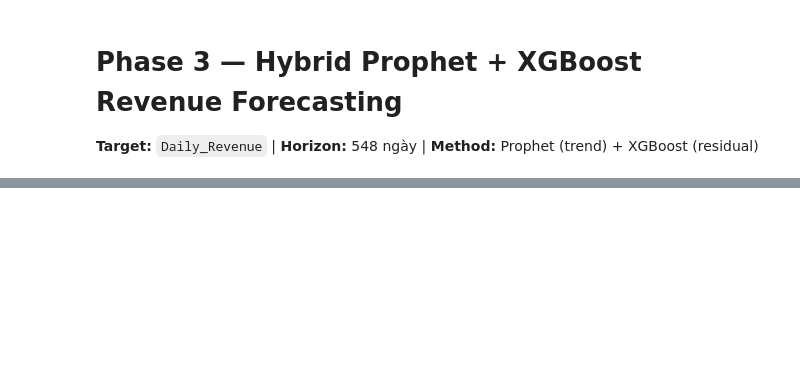
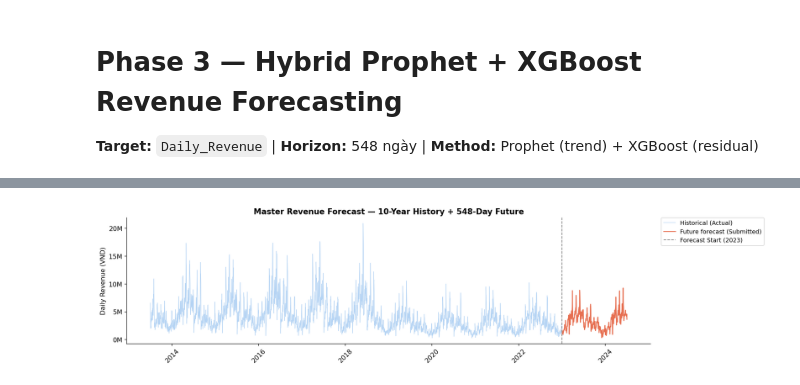
Before and after one commit to kori0494/datathon_work, a Jupyter notebook: notebook/Phase_3_Forecasting.ipynb, the cells around one changed output, grey strips where cells are left out. Cells and saved outputs as stored; diff of their text form; code cells hidden in the pictures; blank space fills up the shorter version.

```diff
--- a/notebook/Phase_3_Forecasting.ipynb
+++ b/notebook/Phase_3_Forecasting.ipynb
@@ -576,0 +565,84 @@ All done! Outputs: submission.csv | hybrid_eval.pdf | shap_summary.pdf | full_fo
+# %%
+# ══════════════════════════════════════════════════════════════════
+# 8. SUBMISSION EXPORT & C-SUITE VISUALIZATION (OPTIMIZED)
+# ══════════════════════════════════════════════════════════════════
+import os
+import matplotlib.pyplot as plt
+
+os.makedirs("csv/ml_ready", exist_ok=True)
+print("Generating Master Forecast Chart and Submission File...")
+
+# ── 1. Tính toán Tỷ lệ COGS (Giá vốn) theo từng tháng ───────────────────────
+MONTHLY_COGS_RATIO = {
+    1: 0.8095, 2: 0.8111, 3: 0.8453, 4: 0.8539,
+    5: 0.8008, 6: 0.8359, 7: 0.9099, 8: 1.0564,
+    9: 0.8914, 10: 0.8042, 11: 0.8689, 12: 0.9754
+}
+
+# Khai báo cứng đường dẫn để tránh lỗi mất biến trong Memory
+SALES_PATH = "csv/ml_ready/sales.csv"
+if os.path.exists(SALES_PATH):
+    sales_gt = pd.read_csv(SALES_PATH, parse_dates=["Date"])
+    sales_gt["month"] = sales_gt["Date"].dt.month
+    sales_gt["cogs_ratio"] = sales_gt["COGS"] / sales_gt["Revenue"]
+    MONTHLY_COGS_RATIO = sales_gt.groupby("month")["cogs_ratio"].median().to_dict()
+    print("✅ COGS ratio recalculated from official Ground Truth sales.csv")
+
+# ── 2. Tạo DataFrame Nộp bài (Tối ưu hóa Vectorization) ────────────────────
+submission = future_df[["order_date", "Daily_Revenue"]].copy()
+submission.rename(columns={"order_date": "Date", "Daily_Revenue": "Revenue"}, inplace=True)
+submission["Date"] = pd.to_datetime(submission["Date"])
+
+# 🔥 TỐI ƯU TỐC ĐỘ: Dùng Vectorization thay vì vòng lặp .apply() chậm chạp
+cogs_multipliers = submission["Date"].dt.month.map(MONTHLY_COGS_RATIO).fillna(0.875)
+
+# 🔥 BẢO HIỂM LỖI: .clip(lower=0) chặn tuyệt đối các sai số làm âm doanh thu
+submission["Revenue"] = submission["Revenue"].clip(lower=0).round(2)
+submission["COGS"]    = (submission["Revenue"] * cogs_multipliers).clip(lower=0).round(2)
+
+submission["Date"] = submission["Date"].dt.strftime("%Y-%m-%d")
+submission = submission[["Date", "Revenue", "COGS"]]
+
+submission.to_csv("submission.csv", index=False)
+
+# ── 3. Sanity Checks (Kiểm tra an toàn hệ thống) ─────────────────────────────
+print("\n" + "═"*60)
+print(" 🚀 KẾT THÚC PIPELINE: DATATHON SUBMISSION READY")
+print("═"*60)
+print(f"✅ Đã lưu file    : 'submission.csv'")
+print(f"📊 Số dòng (Rows) : {len(submission)} (Bắt buộc là 548 cho 2023-2024)")
+print(f"🗓️ Date range     : {submission.Date.min()} → {submission.Date.max()}")
+print(f"💰 Revenue mean   : {submission.Revenue.mean():>12,.0f} VND")
+print(f"🛒 COGS mean      : {submission.COGS.mean():>12,.0f} VND")
+print(f"⚖️ Global COGS %  : {(submission.COGS.sum() / submission.Revenue.sum()):.4f}")
+display(submission.head(3))
+display(submission.tail(3))
+
+# ── 4. Trực quan hóa toàn cảnh (Master Forecast Plot) ────────────────────────
+fig, ax = plt.subplots(figsize=(16, 4))
+
+# Lịch sử (Dùng full_train_df thay vì train/val/test rời rạc)
+ax.plot(full_train_df.order_date, full_train_df.Daily_Revenue,
+        color="#B5D4F4", lw=0.8, label="Historical (Actual)")
+
+# Tương lai (Forecast)
+ax.plot(future_df.order_date, future_df.Daily_Revenue,
+        color="#E76F51", lw=1.5, label="Future forecast (Submitted)")
+
+ax.axvline(pd.Timestamp("2023-01-01"), color="gray", lw=1.2, linestyle="--", label="Forecast Start (2023)")
+
+ax.set_title("Master Revenue Forecast — 10-Year History + 548-Day Future", fontweight="bold")
+ax.yaxis.set_major_formatter(plt.FuncFormatter(lambda x,_: f"{x/1e6:.0f}M"))
+ax.set_ylabel("Daily Revenue (VND)")
+
+# Khắc phục lỗi chữ đè nhau
+ax.tick_params(axis='x', rotation=45)
+
+# Đẩy chú thích ra lề phải, bo viền cho sạch
+ax.legend(fontsize=10, loc="upper left", bbox_to_anchor=(1.02, 1), borderaxespad=0.)
+plt.tight_layout()
+plt.savefig("full_forecast.pdf", format="pdf", bbox_inches="tight")
+plt.show()
+
+print("\n🎉 All done! Outputs generated: submission.csv | hybrid_eval.pdf | shap_summary.pdf | full_forecast.pdf")
+# %% [output]
@@ -576,0 +669 @@ All done! Outputs: submission.csv | hybrid_eval.pdf | shap_summary.pdf | full_fo
+[figure, added]
```
Also changed, not shown: parts of 23 cells of this notebook.
